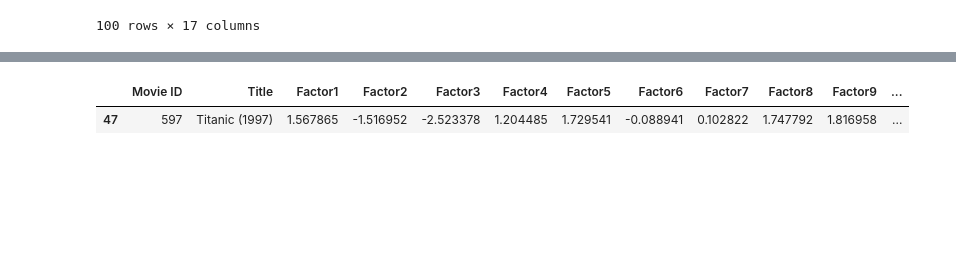
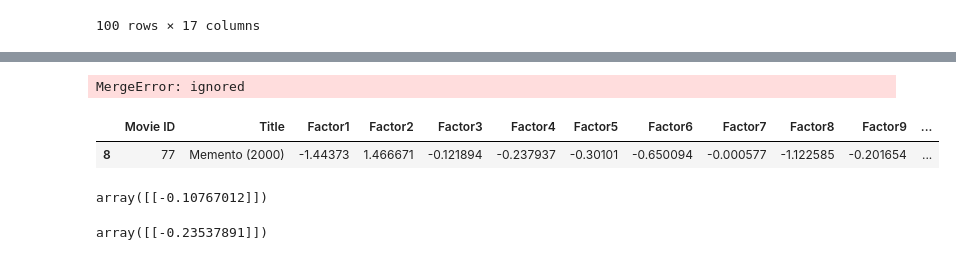
Before and after one commit to golfn123/CE888Project, a Jupyter notebook: labs/lab6/my_recommender.ipynb, the cells around one changed output, grey strips where cells are left out. Drawn from its saved outputs; the diff is of its cells as text; code cells hidden in the pictures; blank space fills up the shorter version.

```diff
--- a/labs/lab6/my_recommender.ipynb
+++ b/labs/lab6/my_recommender.ipynb
@@ -152,0 +218,6 @@ movie_df.loc[movie_df['Movie ID'] == 955]
+# %%
+'''
+Movies_user["key"] = 0
+Movies_user["user_id"] = range(Movies_user.shape[0])   #user_id
+movie_df["key"] = 0
+movie_df['item_id'] = range(movie_df.shape[0])   #item_id
@@ -157,5 +260,6 @@ movie_df['Factor14'].max()
-# %%
-movie_df.loc[movie_df['Factor14']== 2.2159327532871163]
-# %% [output]
-|  | Movie ID | Title | Factor1 | Factor2 | Factor3 | Factor4 | Factor5 | Factor6 | Factor7 | Factor8 | Factor9 | ... |
-| 47 | 597 | Titanic (1997) | 1.567865 | -1.516952 | -2.523378 | 1.204485 | 1.729541 | -0.088941 | 0.102822 | 1.747792 | 1.816958 | ... |
+# %%
+'''
+merged_df = pd.merge(Movies_user, movie_df, left_index=True, on="key")
+merged_df.drop(labels='key', axis=1, inplace=True)  # drop the "key" column
+# %% [output]
+MergeError: ignored
@@ -161,0 +295,14 @@ movie_df.loc[movie_df['Factor14']== 2.2159327532871163]
+# %%
+#
+movie_df.loc[movie_df['Movie ID'] == 77]
+# %% [output]
+|  | Movie ID | Title | Factor1 | Factor2 | Factor3 | Factor4 | Factor5 | Factor6 | Factor7 | Factor8 | Factor9 | ... |
+| 8 | 77 | Memento (2000) | -1.44373 | 1.466671 | -0.121894 | -0.237937 | -0.30101 | -0.650094 | -0.000577 | -1.122585 | -0.201654 | ... |
+# %%
+predict_rating(783,77)
+# %% [output]
+array([[-0.10767012]])
+# %%
+predict_rating(5338,197)
+# %% [output]
+array([[-0.23537891]])
```
Also changed, not shown: parts of 25 cells of this notebook.
